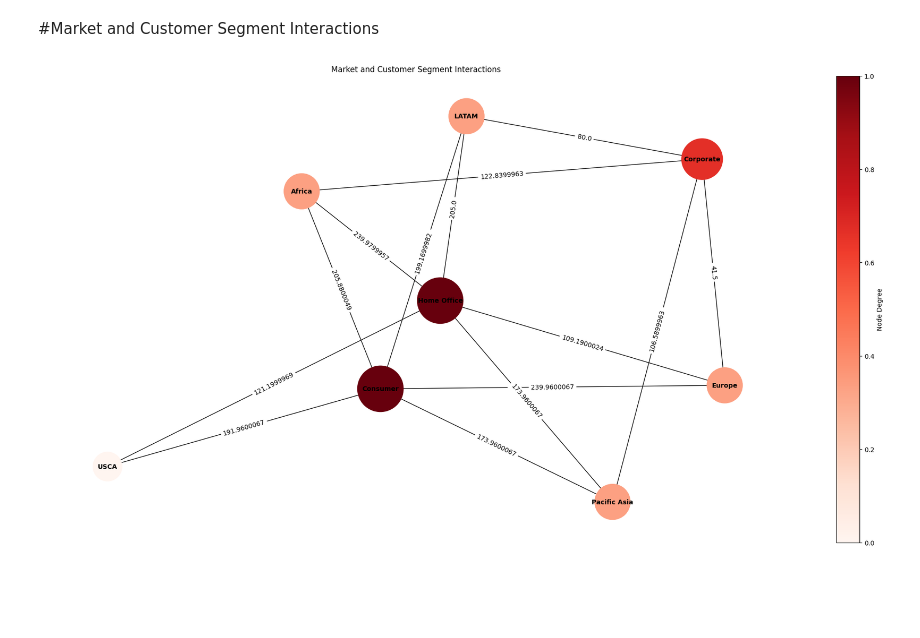
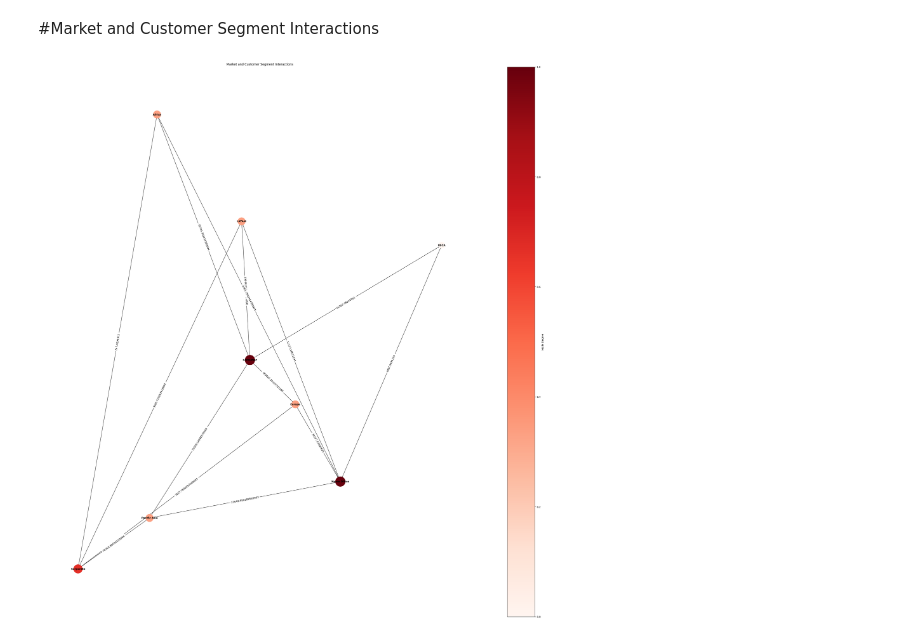
Before and after one commit to akshan-main/supplychain, a Jupyter notebook: supplychaineda.ipynb, the cells around one changed output. Drawn from its saved outputs; the diff is of its cells as text; code cells hidden in the pictures; blank space fills up the shorter version.

```diff
--- a/supplychaineda.ipynb
+++ b/supplychaineda.ipynb
@@ -138,21 +138,27 @@ Name: Sales, dtype: float64
 # %%
 import networkx as nx
 Gmarkseg = nx.Graph()
 for _, df in df.iterrows():
-  Gmarkseg.add_edge(df['Market'], df['Customer Segment'], weight=df['Order Item Total'])
-pos = nx.spring_layout(Gmarkseg, seed=9)
+  market = df['Market']
+  segment = df['Customer Segment']
+  weight = df['Order Item Total']
+  if Gmarkseg.has_edge(market, segment):
+    Gmarkseg[market][segment]['weight'] += weight
+  else:
+    Gmarkseg.add_edge(market, segment, weight=weight)
+pos = nx.spring_layout(Gmarkseg, seed=5, weight='weight')
 
 #node size based on degrees of a node
-node_sizes = [1000 * Gmarkseg.degree(n) for n in Gmarkseg.nodes()]
+node_sizes = [300 * Gmarkseg.degree(n) for n in Gmarkseg.nodes()]
 node_colors = [Gmarkseg.degree(n) for n in Gmarkseg.nodes()]
-plt.figure(figsize=(20,10))
+plt.figure(figsize=(30,30))
 nx.draw(Gmarkseg, pos, with_labels=True, node_size=node_sizes, node_color=node_colors, cmap=plt.cm.Reds, font_size=10, font_weight='bold')
 
 edge_labels = nx.get_edge_attributes(Gmarkseg, 'weight')
 nx.draw_networkx_edge_labels(Gmarkseg, pos, edge_labels=edge_labels)
 
 plt.title('Market and Customer Segment Interactions')
 plt.colorbar(plt.cm.ScalarMappable(cmap=plt.cm.Reds), label='Node Degree')
 plt.show()
 # %% [output]
-[figure, old version]
+[figure, new version]
```
Also changed, not shown: parts of 1 cell of this notebook.
